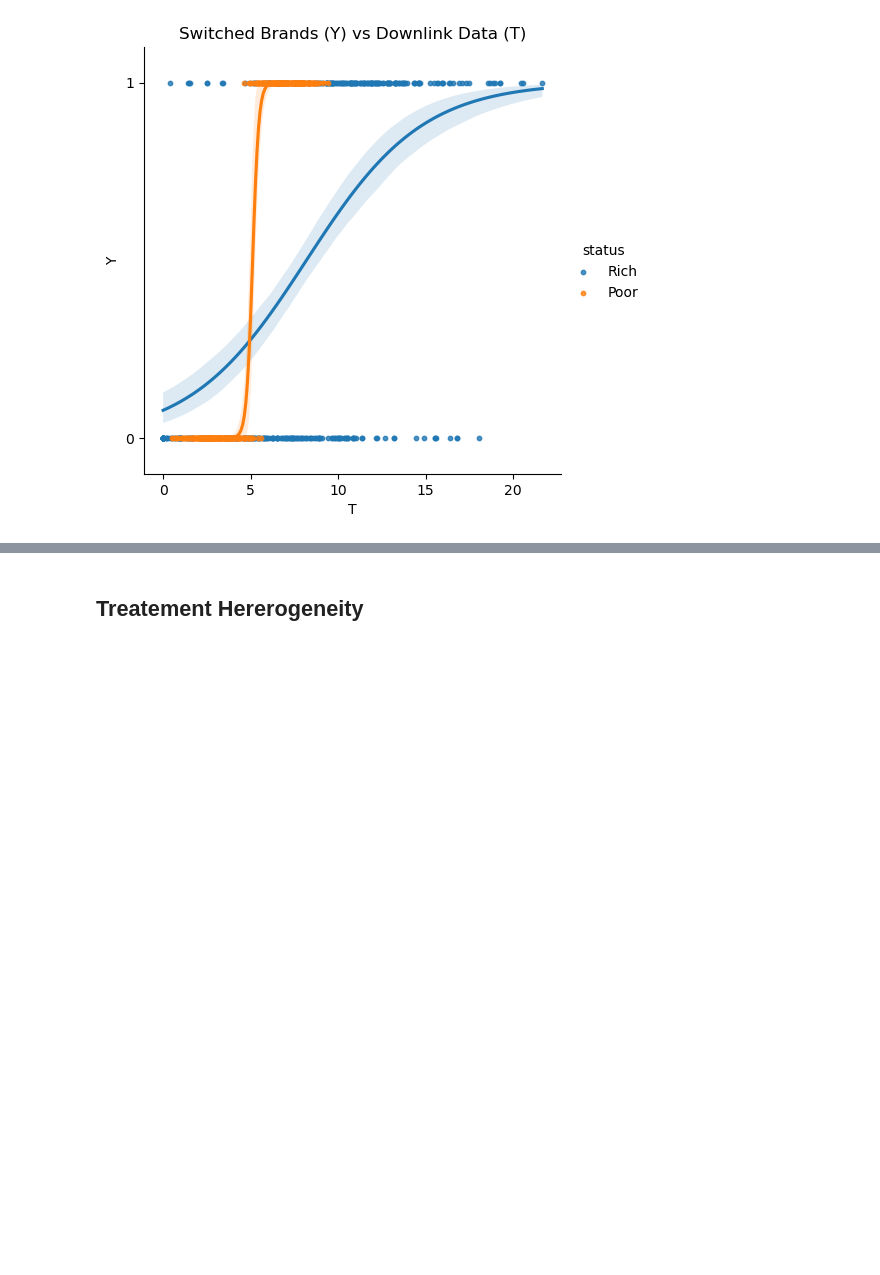
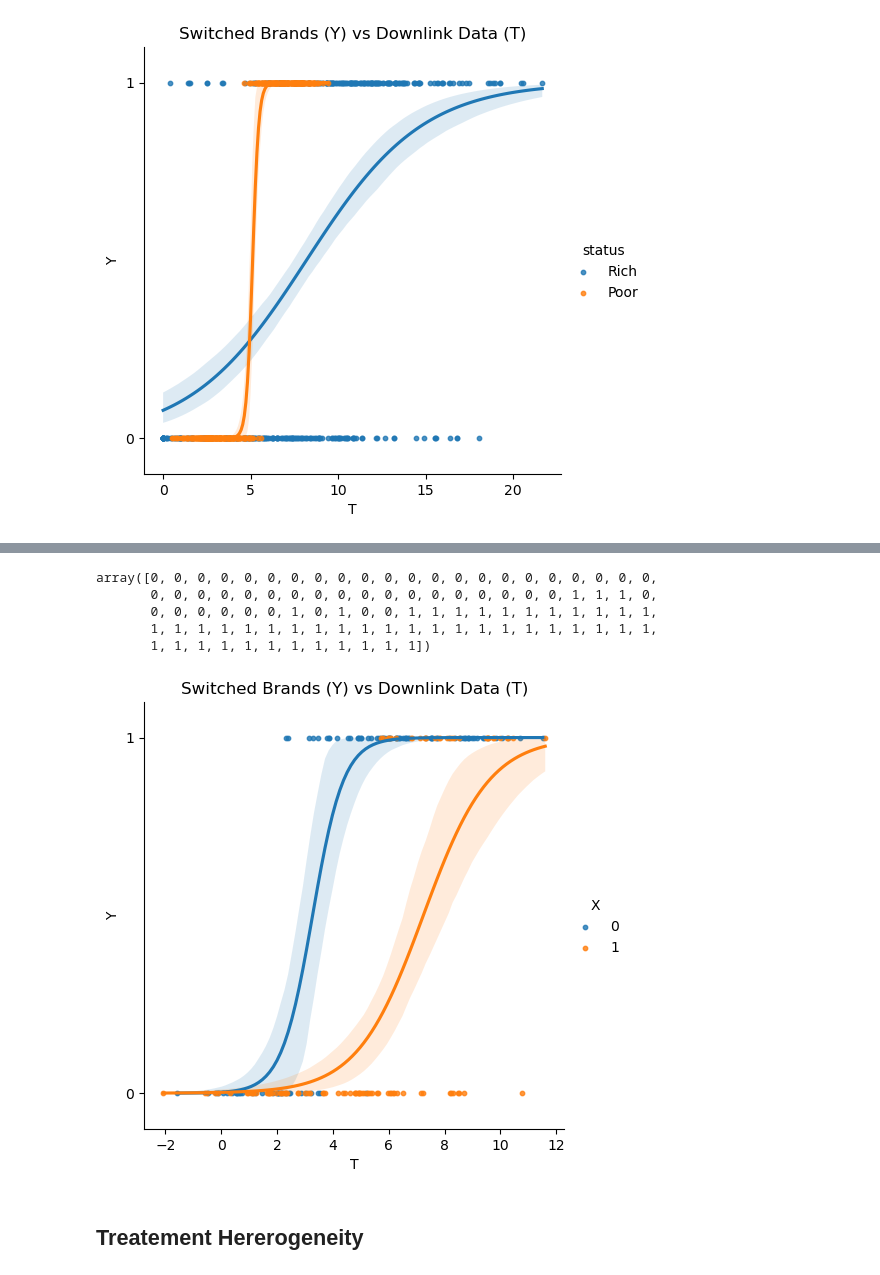
Before and after one commit to davidcherney/Facure_notes, a Jupyter notebook: playground.ipynb, the cells around one changed output, grey strips where cells are left out. Saved outputs shown, nothing was run; the diff lists cells and outputs as text; code cells hidden in the pictures; blank space fills up the shorter version.

```diff
--- a/playground.ipynb
+++ b/playground.ipynb
@@ -191,3 +228,33 @@ plt.title("Switched Brands (Y) vs Downlink Data (T)");
+# %%
+def ber_sig(x):
+    y = np.random.choice( a=[0,1], p=[1-sigmoid(x),sigmoid(x)], size =1)
+    return y
+ber_sig = np.vectorize(ber_sig)
+ber_sig(xs)
+# %% [output]
+array([0, 0, 0, 0, 0, 0, 0, 0, 0, 0, 0, 0, 0, 0, 0, 0, 0, 0, 0, 0, 0, 0,
+       0, 0, 0, 0, 0, 0, 0, 0, 0, 0, 0, 0, 0, 0, 0, 0, 0, 0, 1, 1, 1, 0,
+       0, 0, 0, 0, 0, 0, 1, 0, 1, 0, 0, 1, 1, 1, 1, 1, 1, 1, 1, 1, 1, 1,
+       1, 1, 1, 1, 1, 1, 1, 1, 1, 1, 1, 1, 1, 1, 1, 1, 1, 1, 1, 1, 1, 1,
+       1, 1, 1, 1, 1, 1, 1, 1, 1, 1, 1, 1])
+# %%
+df0 = pd.DataFrame()
+df1 = pd.DataFrame()
+xs = np.linspace(0,10,100)
+df0["T"] = np.random.normal(loc=xs)
+df0["Y"] = ber_sig(2*(df0["T"] -3))
+df0["X"] = 0
+df1["T"] = np.random.normal(loc=xs)
+df1["Y"] = ber_sig(2*(df0["T"] - 7))
+df1["X"] = 1
+df = pd.concat([df0,df1])
+sns.lmplot(data = df, x="T", y="Y",
+           hue= "X", logistic=True, scatter_kws={"s": 10})
+plt.ylim(-.1,1.1)
+plt.yticks(ticks=[0,1], labels=[0,1])
+plt.title("Switched Brands (Y) vs Downlink Data (T)");
+# %% [output]
+[figure, added]
 # %% [markdown]
 ## Treatement Hererogeneity
 # %% [markdown]
```
Also changed, not shown: parts of 20 cells of this notebook, 2 other files.
